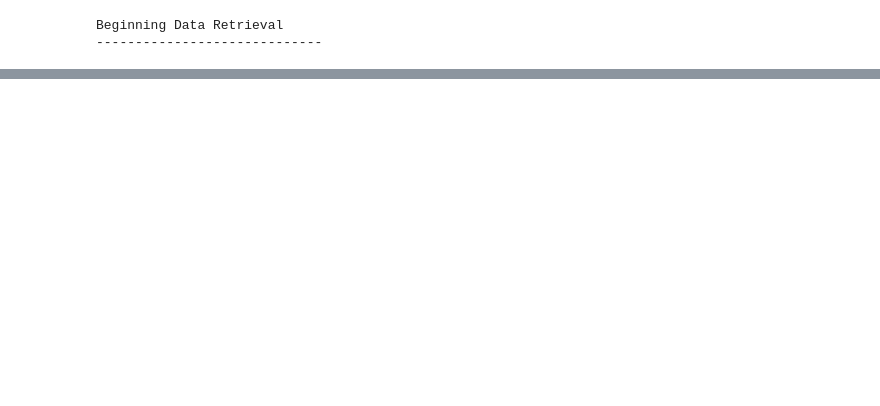
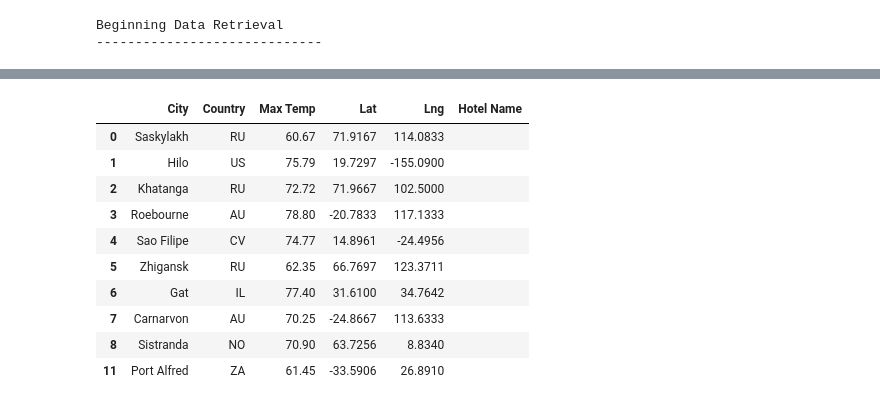
Before and after one commit to Jaguo415/World_Weather_Analysis, a Jupyter notebook: WeatherPy.ipynb, the cells around one changed output, grey strips where cells are left out. Saved outputs shown, nothing was run; the diff lists cells and outputs as text; code cells hidden in the pictures; blank space fills up the shorter version.

```diff
--- a/WeatherPy.ipynb
+++ b/WeatherPy.ipynb
@@ -726,0 +906,17 @@ plot_linear_regression(x_values, y_values,
+# %%
+# Create DataFrame called hotel_df to store hotel names along with city, country, max temp, and coordinates.
+hotel_df = preferred_cities_df[["City", "Country", "Max Temp", "Lat", "Lng"]].copy()
+hotel_df["Hotel Name"] = ""
+hotel_df.head(10)
+# %% [output]
+|  | City | Country | Max Temp | Lat | Lng | Hotel Name |
+| 0 | Saskylakh | RU | 60.67 | 71.9167 | 114.0833 |  |
+| 1 | Hilo | US | 75.79 | 19.7297 | -155.0900 |  |
+| 2 | Khatanga | RU | 72.72 | 71.9667 | 102.5000 |  |
+| 3 | Roebourne | AU | 78.80 | -20.7833 | 117.1333 |  |
+| 4 | Sao Filipe | CV | 74.77 | 14.8961 | -24.4956 |  |
+| 5 | Zhigansk | RU | 62.35 | 66.7697 | 123.3711 |  |
+| 6 | Gat | IL | 77.40 | 31.6100 | 34.7642 |  |
+| 7 | Carnarvon | AU | 70.25 | -24.8667 | 113.6333 |  |
+| 8 | Sistranda | NO | 70.90 | 63.7256 | 8.8340 |  |
+| 11 | Port Alfred | ZA | 61.45 | -33.5906 | 26.8910 |  |
```
Also changed, not shown: parts of 93 cells of this notebook, 8 other files.
